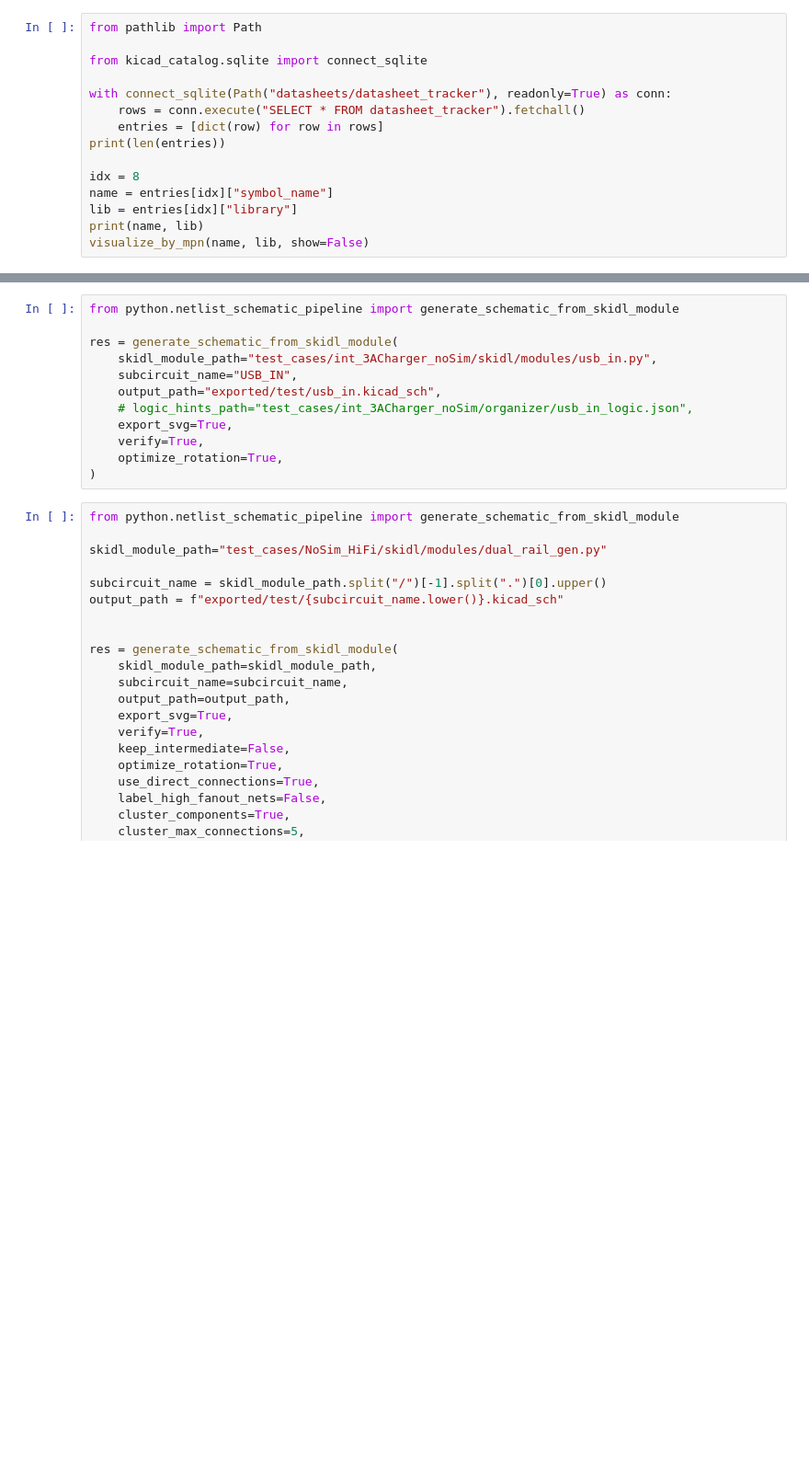
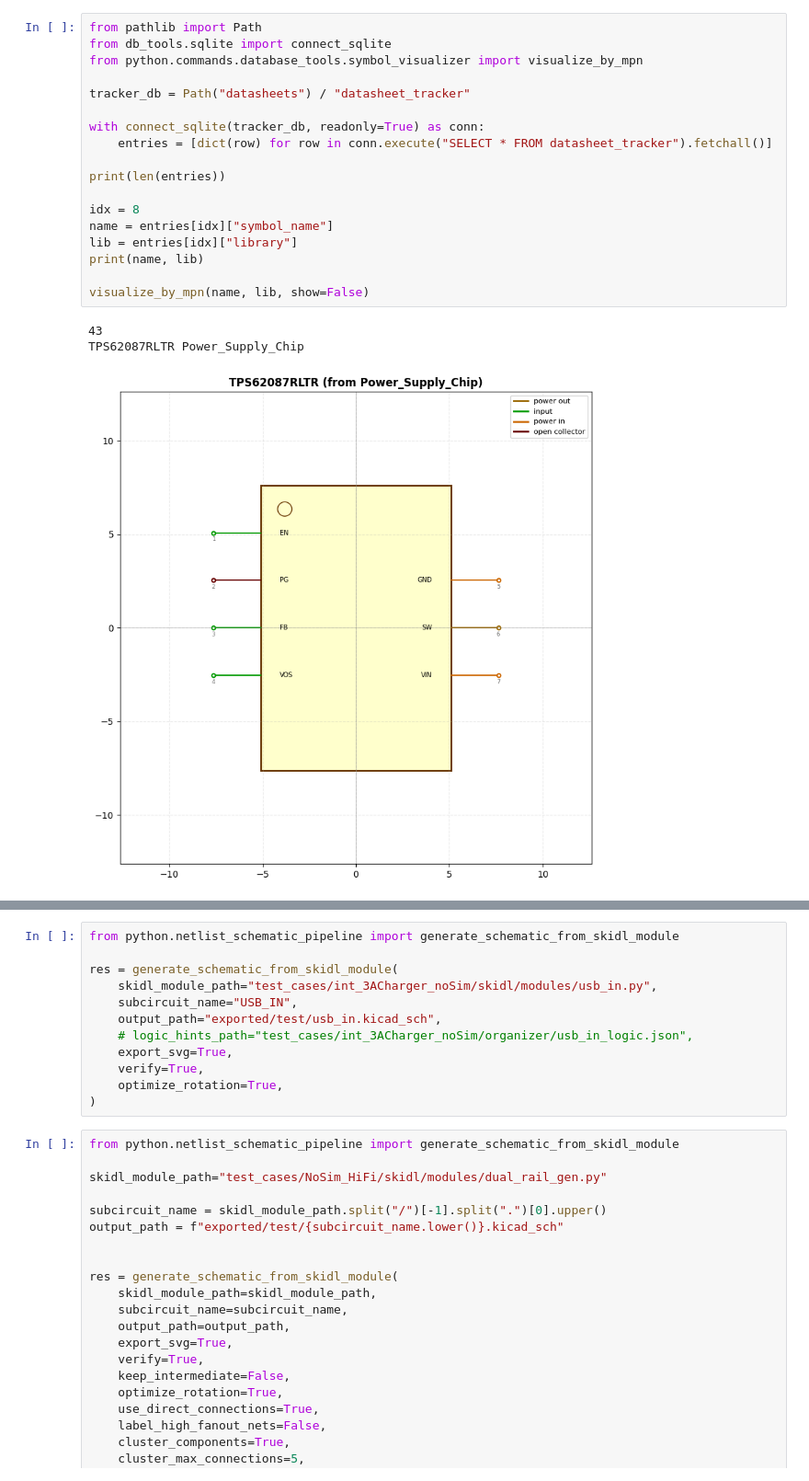
Before and after one commit to SpeedUp-Tech/KiCAD_MCP, a Jupyter notebook: test_jlc.ipynb, the cells around one changed output, grey strips where cells are left out. Shown at 92% size. Drawn from its saved outputs; the diff is of its cells as text; blank space fills up the shorter version.

Commit message:
Extracted database tools from the kicad mcp

```diff
--- a/test_jlc.ipynb
+++ b/test_jlc.ipynb
@@ -22,15 +69,22 @@ print(json.dumps(result, indent=2))
 # %%
 from pathlib import Path
+from db_tools.sqlite import connect_sqlite
+from python.commands.database_tools.symbol_visualizer import visualize_by_mpn
 
-from kicad_catalog.sqlite import connect_sqlite
+tracker_db = Path("datasheets") / "datasheet_tracker"
 
-with connect_sqlite(Path("datasheets/datasheet_tracker"), readonly=True) as conn:
-    rows = conn.execute("SELECT * FROM datasheet_tracker").fetchall()
-    entries = [dict(row) for row in rows]
+with connect_sqlite(tracker_db, readonly=True) as conn:
+    entries = [dict(row) for row in conn.execute("SELECT * FROM datasheet_tracker").fetchall()]
+
 print(len(entries))
 
 idx = 8
 name = entries[idx]["symbol_name"]
 lib = entries[idx]["library"]
 print(name, lib)
+
 visualize_by_mpn(name, lib, show=False)
+# %% [output]
+43
+TPS62087RLTR Power_Supply_Chip
+[figure, added]
```
Also changed, not shown: parts of 8 cells of this notebook, 48 other files.
